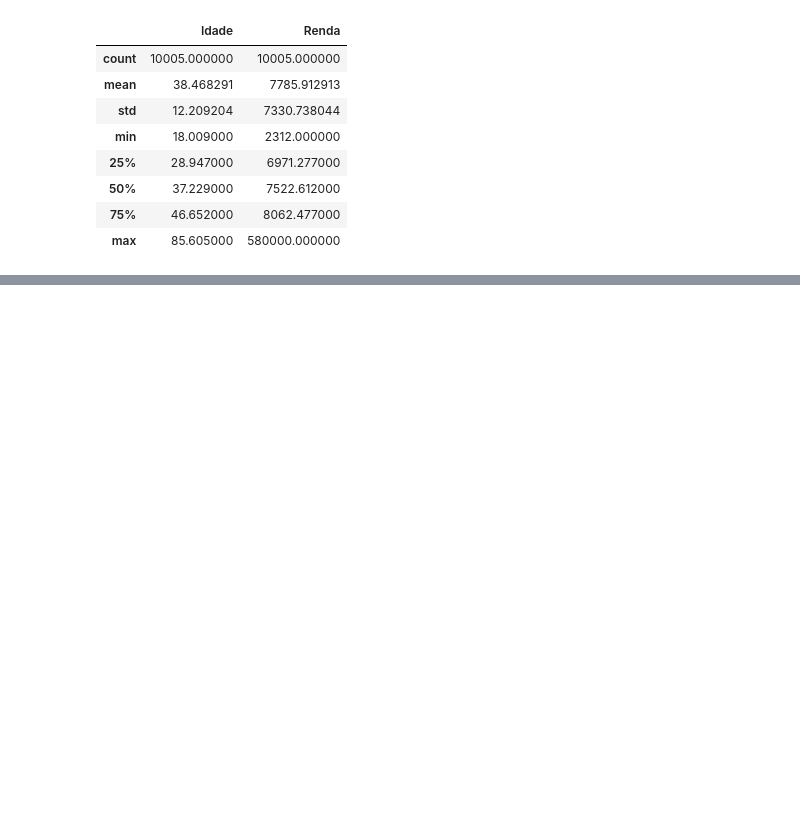
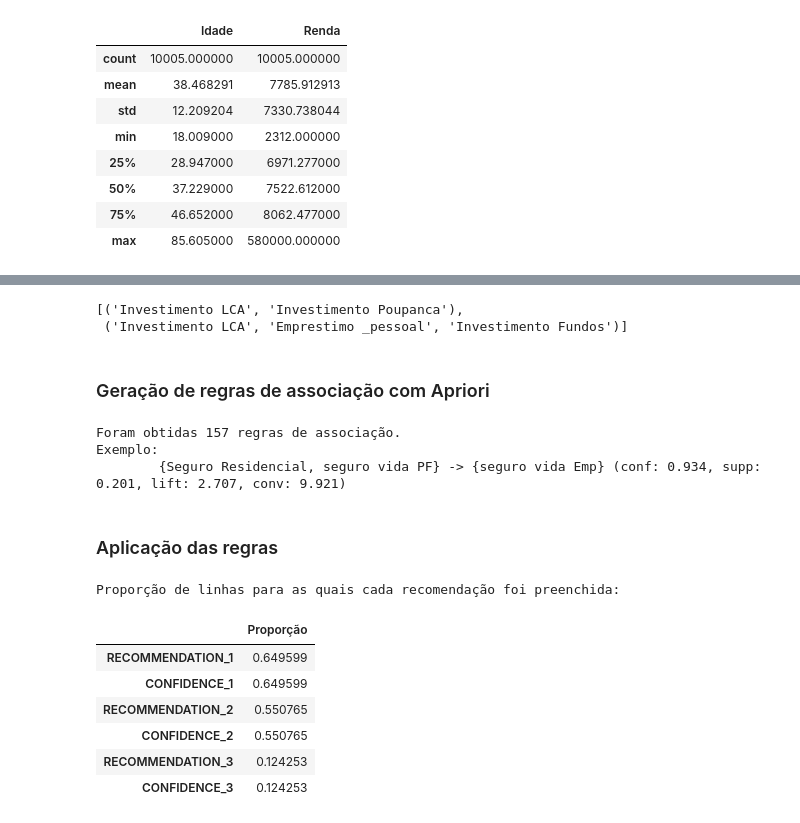
Before and after one commit to he7d3r/maratona-behind-the-code-2021, a Jupyter notebook: 3-gft/solução/notebook.ipynb, the cells around one changed output, grey strips where cells are left out. Drawn from its saved outputs; the diff is of its cells as text; code cells hidden in the pictures; blank space fills up the shorter version.

Commit message:
Use Apriori for product recommendation

```diff
--- a/3-gft/solução/notebook.ipynb
+++ b/3-gft/solução/notebook.ipynb
@@ -189,0 +225,54 @@ with pd.option_context("display.max_columns", None):
+# %%
+transactions = get_transactions(df)
+
+display(transactions[42:44])
+# %% [output]
+[('Investimento LCA', 'Investimento Poupanca'),
+ ('Investimento LCA', 'Emprestimo _pessoal', 'Investimento Fundos')]
+# %% [markdown]
+### Geração de regras de associação com Apriori
+# %%
+def get_relevant_rules(transactions):
+    itemsets, rules = apriori(
+        transactions, min_support=0.1, min_confidence=0.8, max_length=5
+    )
+    return rules
+# %%
+rules = get_relevant_rules(transactions)
+
+print(f"Foram obtidas {len(rules)} regras de associação.")
+print(f"Exemplo:\n\t{rules[42]}")
+# %% [output]
+Foram obtidas 157 regras de associação.
+Exemplo:
+        {Seguro Residencial, seguro vida PF} -> {seguro vida Emp} (conf: 0.934, supp: 0.201, lift: 2.707, conv: 9.921)
+# %% [markdown]
+### Aplicação das regras
+# %%
+def apply_single_rule(df, rule):
+    df = df.copy()
+    relevant_rows = (df[list(rule.lhs)] == "T").all(axis=1)
+    for idx in range(1, 1 + min(len(rule.rhs), 3)):
+        cols = [f"RECOMMENDATION_{idx}", f"CONFIDENCE_{idx}"]
+        df.loc[relevant_rows, cols] = (rule.rhs[idx - 1], rule.confidence)
+    return df
+
+
+def apply_rules(df, rules):
+    for rule in rules:
+        df = apply_single_rule(df, rule)
+    return df
+# %%
+filled_answers = apply_rules(answers, rules)
+
+print("Proporção de linhas para as quais cada recomendação foi preenchida:")
+display((~filled_answers.isna()).mean().tail(6).rename("Proporção").to_frame())
+# %% [output]
+Proporção de linhas para as quais cada recomendação foi preenchida:
+|  | Proporção |
+| RECOMMENDATION_1 | 0.649599 |
+| CONFIDENCE_1 | 0.649599 |
+| RECOMMENDATION_2 | 0.550765 |
+| CONFIDENCE_2 | 0.550765 |
+| RECOMMENDATION_3 | 0.124253 |
+| CONFIDENCE_3 | 0.124253 |
```
Also changed, not shown: parts of 6 cells of this notebook.
